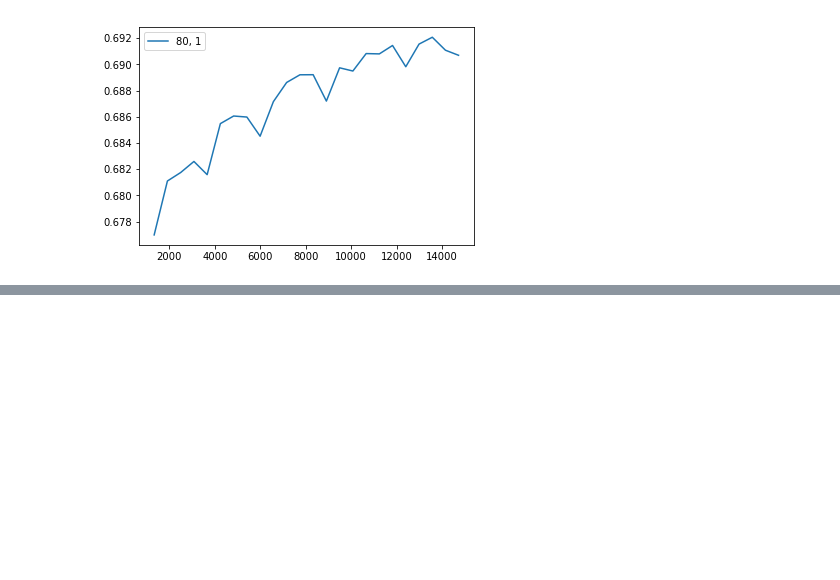
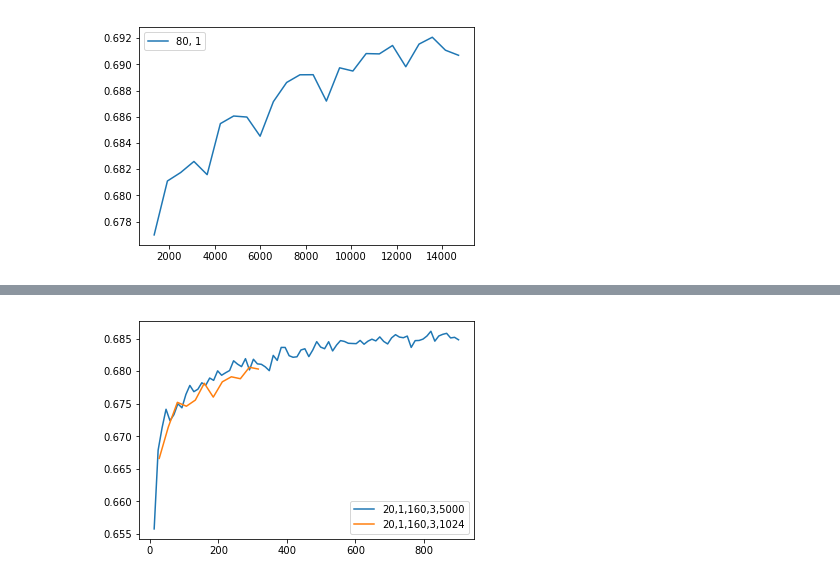
Before and after one commit to NicolasFerland/WildFire, a Jupyter notebook: Neuronet2.ipynb, the cells around one changed output, grey strips where cells are left out. Saved outputs shown, nothing was run; the diff lists cells and outputs as text; code cells hidden in the pictures; blank space fills up the shorter version.

```diff
--- a/Neuronet2.ipynb
+++ b/Neuronet2.ipynb
@@ -245,0 +381,6 @@ modelList[0].save_weights('my_model_weights14k.h5')
+# %%
+Plot(2, 'acc', '20,1,160,3,5000')
+Plot(3, 'acc', '20,1,160,3,1024')
+plt.legend();
+# %% [output]
+[figure, added]
```
Also changed, not shown: parts of 26 cells of this notebook, 3 other files.
